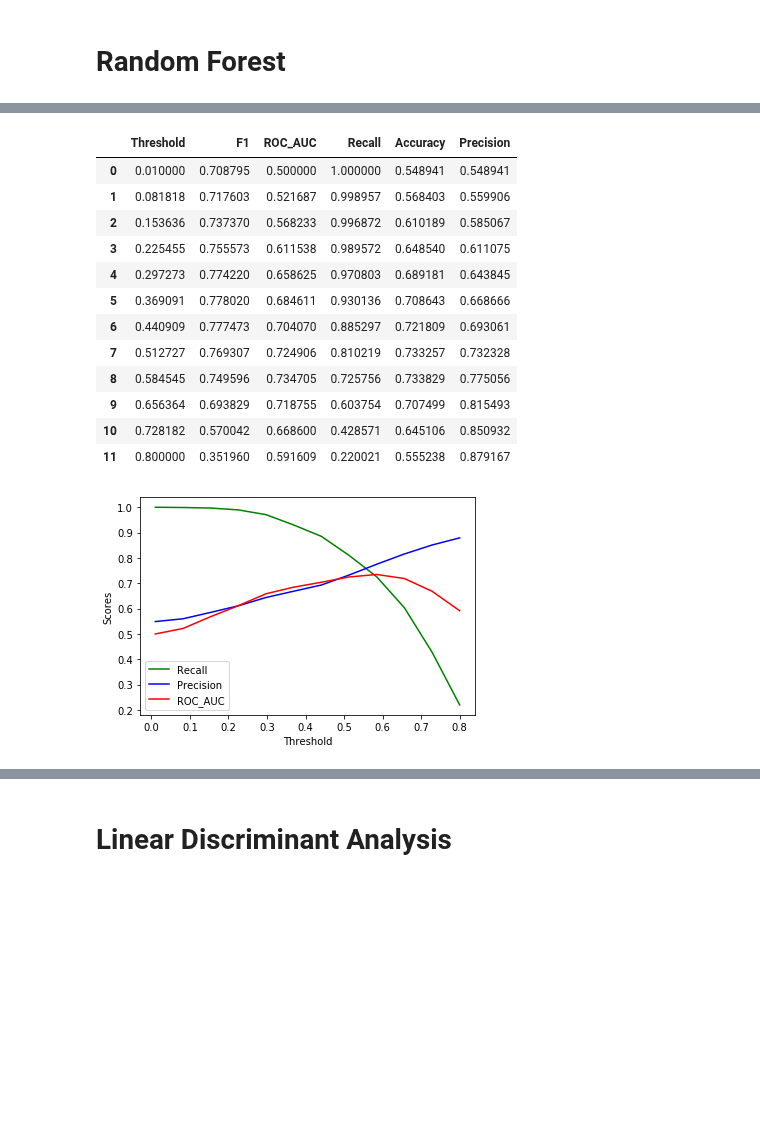
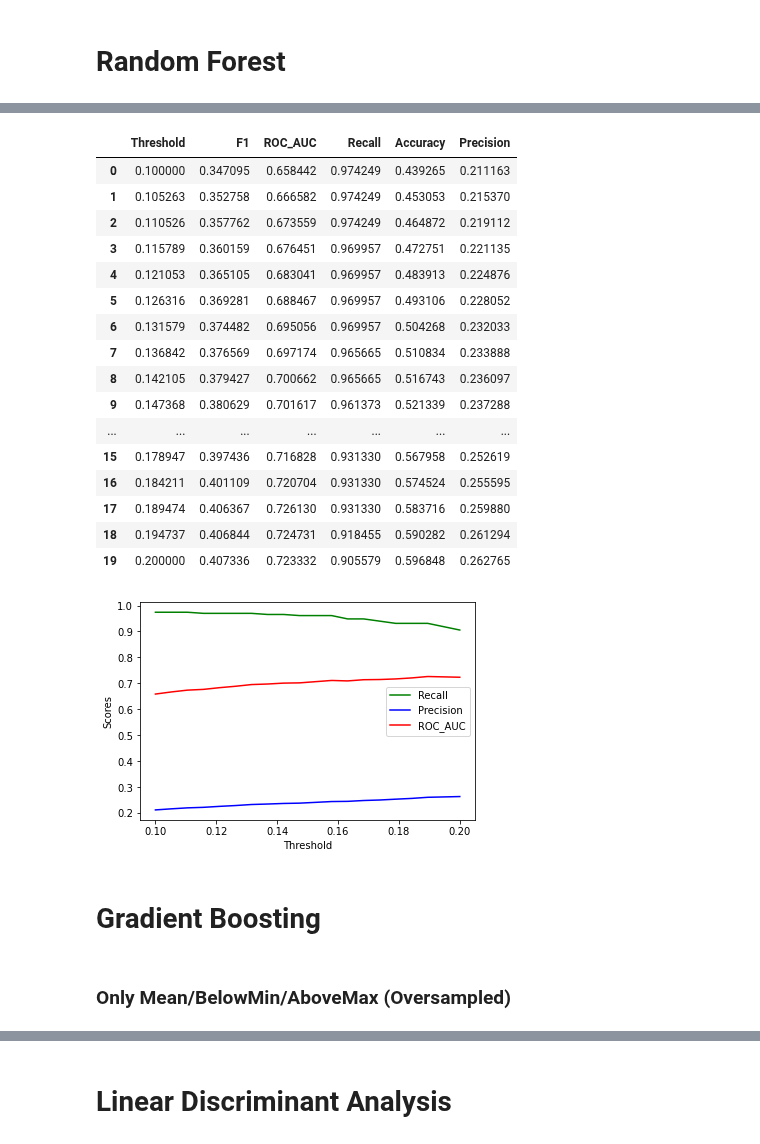
Before and after one commit to brandoncryu/disease_prediction, a Jupyter notebook: Predict_Future.ipynb, the cells around one changed output, grey strips where cells are left out. Saved outputs shown, nothing was run; the diff lists cells and outputs as text; code cells hidden in the pictures; blank space fills up the shorter version.

```diff
--- a/Predict_Future.ipynb
+++ b/Predict_Future.ipynb
@@ -792,0 +670,10 @@ change_threshold(grid_log, threshold_list, X_test)
+# %%
+%%time
+
+params ={'C':np.logspace(-3,1,15)}
+logReg = LogisticRegression(penalty='l1', class_weight="balanced", solver='liblinear',\
+                            tol = 0.001, max_iter=500, verbose=1)
+
+grid_log_over = GridSearchCV(estimator=logReg, param_grid=params, cv=3, scoring='roc_auc', verbose=1, n_jobs=3)
+grid_log_over.fit(X_train_over, y_train_over)
+results(grid_log_over)
@@ -792,0 +718,10 @@ change_threshold(grid_log, threshold_list, X_test)
+# %%
+%%time
+
+params ={'C':np.logspace(-2,1,30)}
+logReg = LogisticRegression(penalty='l1', class_weight="balanced", solver='liblinear',\
+                            tol = 0.001, max_iter=500, verbose=1)
+
+grid_log_over = GridSearchCV(estimator=logReg, param_grid=params, cv=3, scoring='roc_auc', verbose=1, n_jobs=3)
+grid_log_over.fit(X_train_over, y_train_over)
+results(grid_log_over)
@@ -797,8 +850,8 @@ change_threshold(grid_log, threshold_list, X_test)
 
 from sklearn.ensemble import RandomForestClassifier
 
-param_grid={'n_estimators': np.linspace(500,1000,3,dtype=int),
-            'max_depth': np.linspace(5,20,3)
+param_grid={'n_estimators': np.linspace(500,1000,4,dtype=int),
+            'max_depth': np.linspace(5,20,4)
             }
 
 rfc = RandomForestClassifier()
@@ -806,4 +859,5 @@ rfc = RandomForestClassifier()
 grid_rf = GridSearchCV(estimator = rfc, param_grid = param_grid, cv=3,\
                                        scoring='roc_auc', verbose=1, n_jobs=3)
 grid_rf.fit(X_train, y_train)
+results(grid_rf)
 # %% [output]
@@ -865,0 +898,7 @@ dtype: float64
+# %%
+%%time
+
+grid_rf_over = GridSearchCV(estimator = rfc, param_grid = param_grid, cv=3,\
+                                       scoring='roc_auc', verbose=1, n_jobs=3)
+grid_rf_over.fit(X_train_over, y_train_over)
+results(grid_rf_over)
@@ -866,18 +941,26 @@ dtype: float64
 # %%
-threshold_list = np.linspace(0.01,.8,12)
-change_threshold(grid_rf, threshold_list, X_test)
+threshold_list = np.linspace(0.1,.2,20)
+change_threshold(grid_rf_over, threshold_list, X_test)
 # %% [output]
 |  | Threshold | F1 | ROC_AUC | Recall | Accuracy | Precision |
-| 0 | 0.010000 | 0.708795 | 0.500000 | 1.000000 | 0.548941 | 0.548941 |
-| 1 | 0.081818 | 0.717603 | 0.521687 | 0.998957 | 0.568403 | 0.559906 |
-| 2 | 0.153636 | 0.737370 | 0.568233 | 0.996872 | 0.610189 | 0.585067 |
-| 3 | 0.225455 | 0.755573 | 0.611538 | 0.989572 | 0.648540 | 0.611075 |
-| 4 | 0.297273 | 0.774220 | 0.658625 | 0.970803 | 0.689181 | 0.643845 |
-| 5 | 0.369091 | 0.778020 | 0.684611 | 0.930136 | 0.708643 | 0.668666 |
-| 6 | 0.440909 | 0.777473 | 0.704070 | 0.885297 | 0.721809 | 0.693061 |
-| 7 | 0.512727 | 0.769307 | 0.724906 | 0.810219 | 0.733257 | 0.732328 |
-| 8 | 0.584545 | 0.749596 | 0.734705 | 0.725756 | 0.733829 | 0.775056 |
-| 9 | 0.656364 | 0.693829 | 0.718755 | 0.603754 | 0.707499 | 0.815493 |
-| 10 | 0.728182 | 0.570042 | 0.668600 | 0.428571 | 0.645106 | 0.850932 |
-| 11 | 0.800000 | 0.351960 | 0.591609 | 0.220021 | 0.555238 | 0.879167 |
+| 0 | 0.100000 | 0.347095 | 0.658442 | 0.974249 | 0.439265 | 0.211163 |
+| 1 | 0.105263 | 0.352758 | 0.666582 | 0.974249 | 0.453053 | 0.215370 |
+| 2 | 0.110526 | 0.357762 | 0.673559 | 0.974249 | 0.464872 | 0.219112 |
+| 3 | 0.115789 | 0.360159 | 0.676451 | 0.969957 | 0.472751 | 0.221135 |
+| 4 | 0.121053 | 0.365105 | 0.683041 | 0.969957 | 0.483913 | 0.224876 |
+| 5 | 0.126316 | 0.369281 | 0.688467 | 0.969957 | 0.493106 | 0.228052 |
+| 6 | 0.131579 | 0.374482 | 0.695056 | 0.969957 | 0.504268 | 0.232033 |
+| 7 | 0.136842 | 0.376569 | 0.697174 | 0.965665 | 0.510834 | 0.233888 |
+| 8 | 0.142105 | 0.379427 | 0.700662 | 0.965665 | 0.516743 | 0.236097 |
+| 9 | 0.147368 | 0.380629 | 0.701617 | 0.961373 | 0.521339 | 0.237288 |
+| ... | ... | ... | ... | ... | ... | ... |
+| 15 | 0.178947 | 0.397436 | 0.716828 | 0.931330 | 0.567958 | 0.252619 |
+| 16 | 0.184211 | 0.401109 | 0.720704 | 0.931330 | 0.574524 | 0.255595 |
+| 17 | 0.189474 | 0.406367 | 0.726130 | 0.931330 | 0.583716 | 0.259880 |
+| 18 | 0.194737 | 0.406844 | 0.724731 | 0.918455 | 0.590282 | 0.261294 |
+| 19 | 0.200000 | 0.407336 | 0.723332 | 0.905579 | 0.596848 | 0.262765 |
-[figure, old version]
+[figure, new version]
+# %% [markdown]
+# Gradient Boosting
+# %% [markdown]
+### Only Mean/BelowMin/AboveMax (Oversampled)
```
Also changed, not shown: parts of 80 cells of this notebook.
